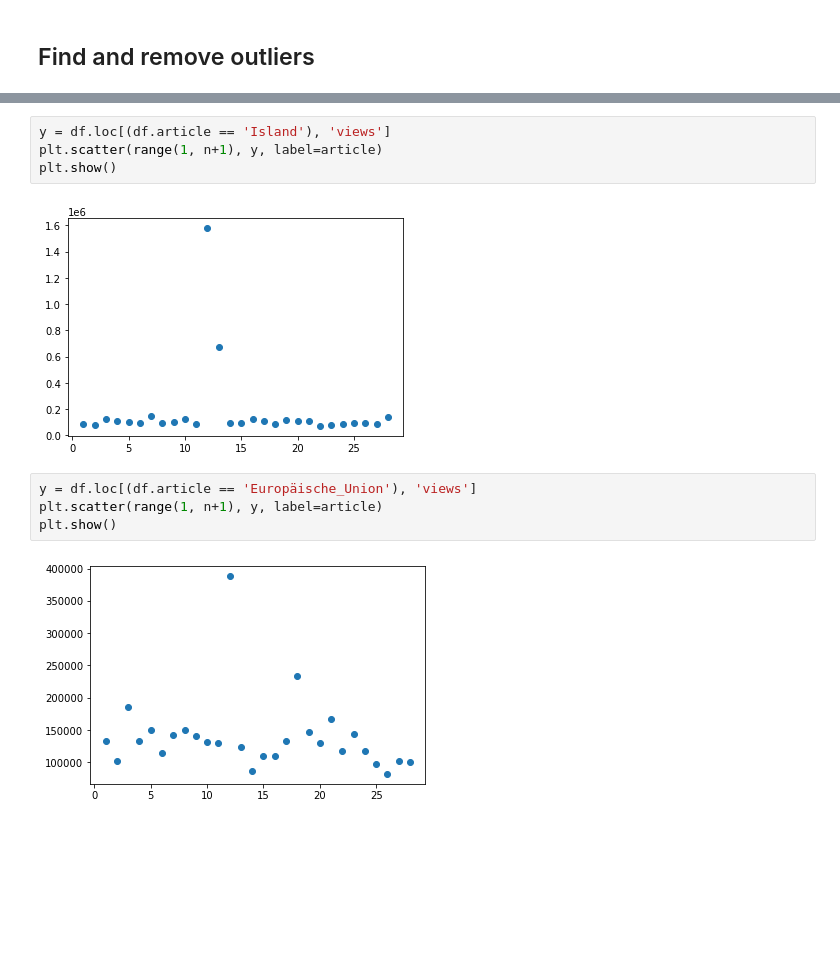
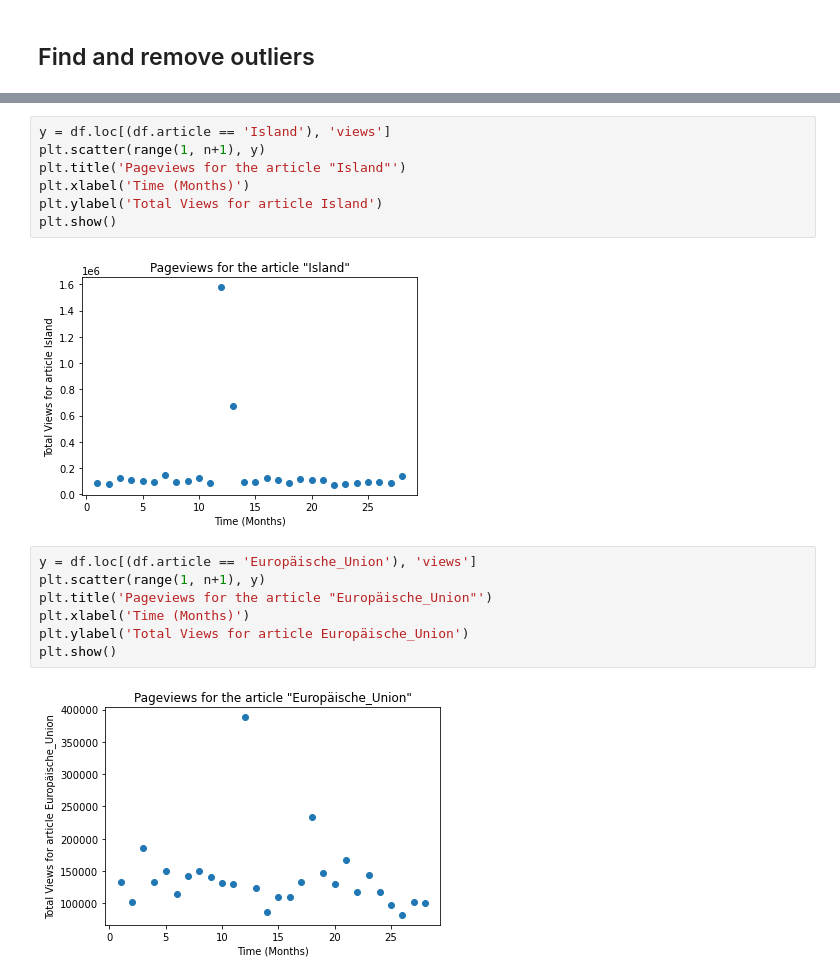
Before and after one commit to epfl-ada/ada-2020-project-milestone-p3-p3_2018, a Jupyter notebook: gdpr.ipynb, the cells around one changed output, grey strips where cells are left out. Cells and saved outputs as stored; diff of their text form; blank space fills up the shorter version.

```diff
--- a/gdpr.ipynb
+++ b/gdpr.ipynb
@@ -268,15 +296,21 @@ plot_all_articles(df)
 # %%
 y = df.loc[(df.article == 'Island'), 'views']
-plt.scatter(range(1, n+1), y, label=article)
+plt.scatter(range(1, n+1), y)
+plt.title('Pageviews for the article "Island"')
+plt.xlabel('Time (Months)')
+plt.ylabel('Total Views for article Island')
 plt.show()
 # %% [output]
-[figure, old version]
+[figure, new version]
 # %%
 y = df.loc[(df.article == 'Europäische_Union'), 'views']
-plt.scatter(range(1, n+1), y, label=article)
+plt.scatter(range(1, n+1), y)
+plt.title('Pageviews for the article "Europäische_Union"')
+plt.xlabel('Time (Months)')
+plt.ylabel('Total Views for article Europäische_Union')
 plt.show()
 # %% [output]
-[figure, old version]
+[figure, new version]
 # %%
 df_no_outlier = df.loc[(df.article != 'Island') & (df.article != 'Europäische_Union')]
 df_sum = sum_articles(df_no_outlier)
```
Also changed, not shown: parts of 11 cells of this notebook.
